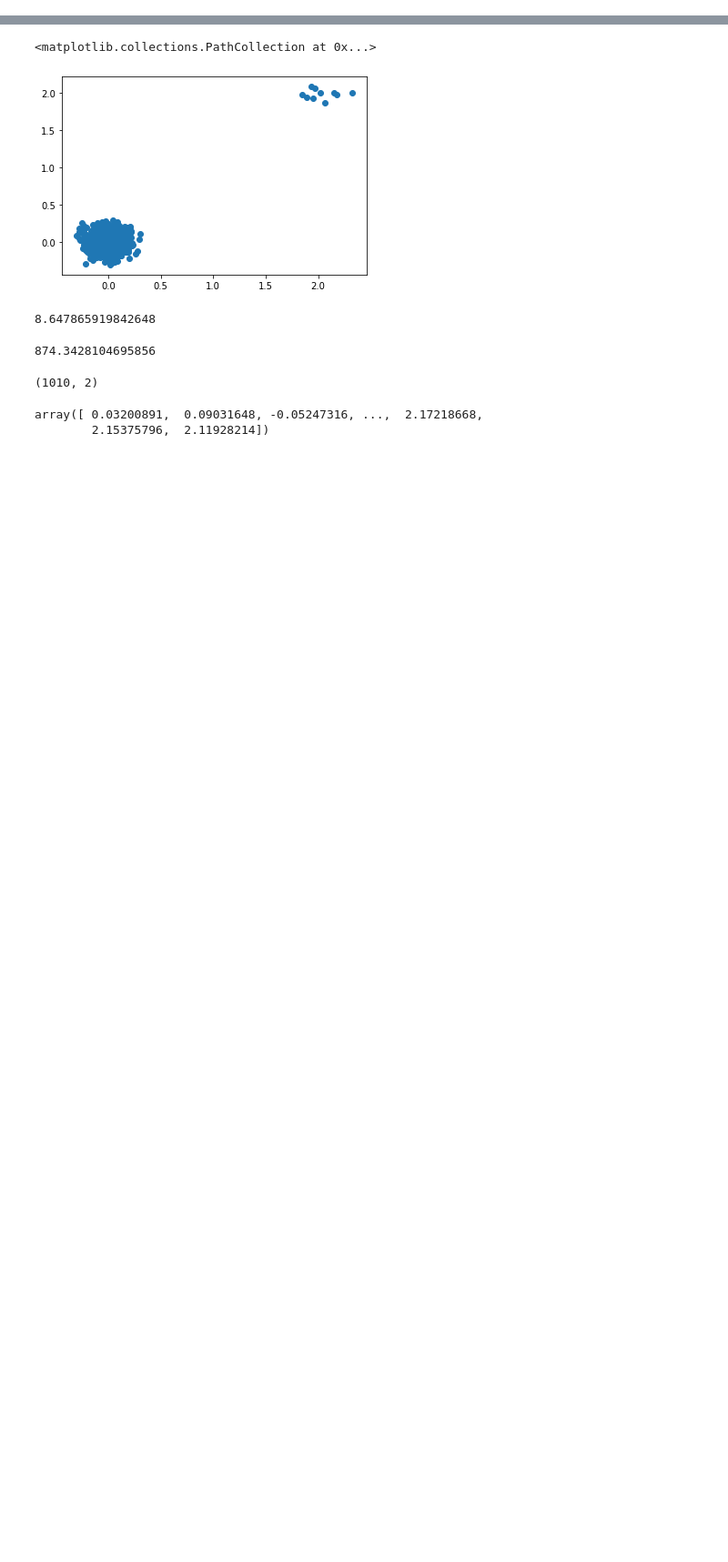
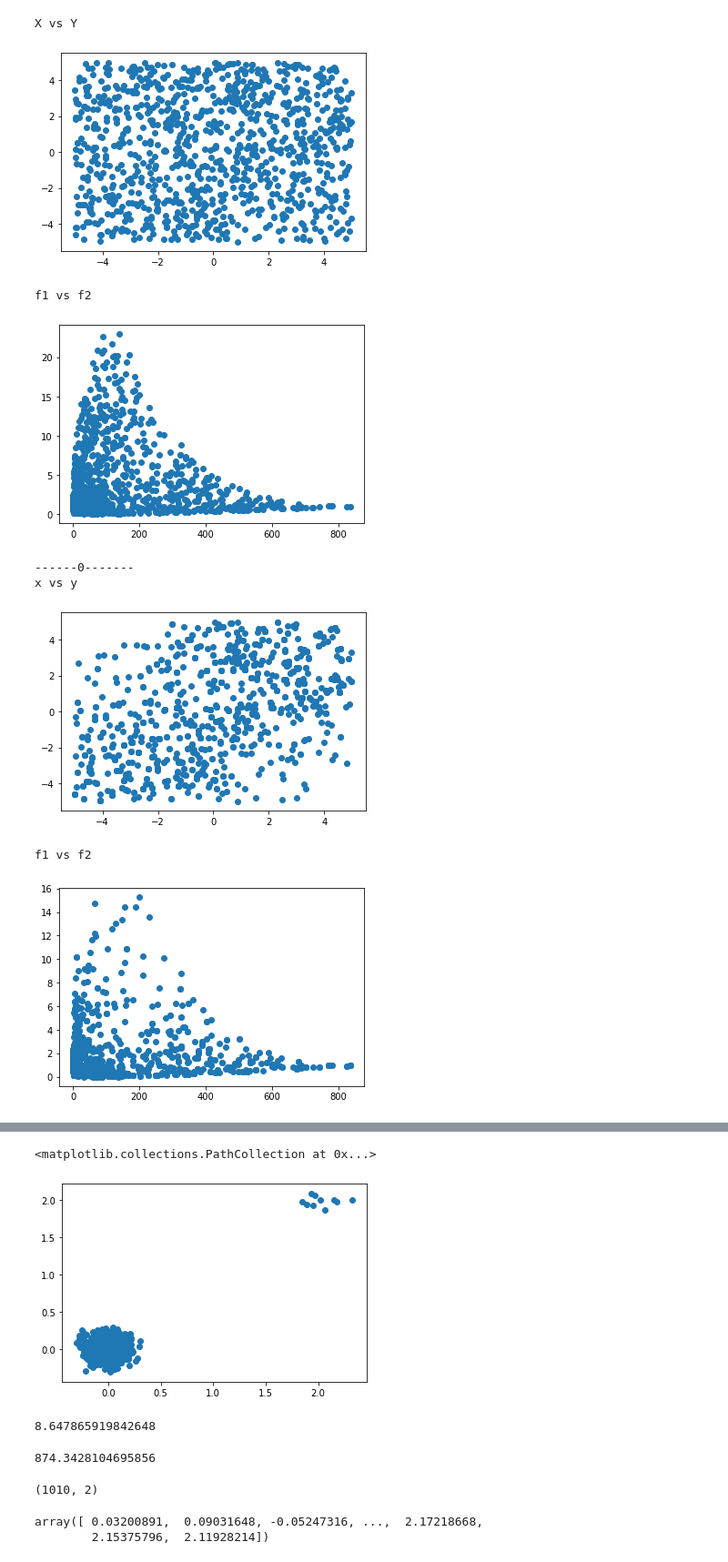
Before and after one commit to sauvikpal1998/pyRVEA, a Jupyter notebook: trial.ipynb, the cells around one changed output, grey strips where cells are left out. Shown at 91% size. Saved outputs shown, nothing was run; the diff lists cells and outputs as text; code cells hidden in the pictures; blank space fills up the shorter version.

```diff
--- a/trial.ipynb
+++ b/trial.ipynb
@@ -50,0 +82,72 @@ def const2(arr):
+# %%
+"""NAMING"""
+
+obj1 = Booth
+obj2 = Matayas
+
+"""SEED"""
+
+np.random.seed(5)
+
+"""DATA GEN"""
+
+values = np.random.uniform(-5, 5, (1000, 2))
+
+vals1 = [obj1(v) for v in values]
+vals2 = [obj2(v) for v in values]
+
+x = values[:,0]
+y = values[:,1]
+
+values = values.tolist()
+
+"""DATA GEN GRAPHS"""
+print("X vs Y")
+plt.scatter(x, y)
+plt.show()
+
+print("f1 vs f2")
+plt.scatter(vals1, vals2)
+plt.show()
+
+"""OBJ INS"""
+
+objectives = [obj1, obj2]
+constraints = [const3, const4]
+flags = ["min", "min"]
+clf = constraint_tour_select(constraints, objectives, flags)
+
+
+"""LOOPS"""
+
+# pop = values
+
+for i in range(10):
+    print(f"------{i}-------")
+
+    pop = clf.get_new_pop(values)
+    vals1 = [obj1(v) for v in pop]
+    vals2 = [obj2(v) for v in pop]
+
+    pop_n = np.array(pop)
+    x = pop_n[:, 0]
+    y = pop_n[:, 1]
+
+    print("x vs y")
+    plt.scatter(x, y)
+    plt.show()
+
+    print("f1 vs f2")
+    plt.scatter(vals1, vals2)
+    plt.show()
+    values = pop
+# %% [output]
+X vs Y
+[figure, added]
+f1 vs f2
+[figure, added]
+------0-------
+x vs y
+[figure, added]
+f1 vs f2
+[figure, added]
```
Also changed, not shown: parts of 13 cells of this notebook, 2 other files.
